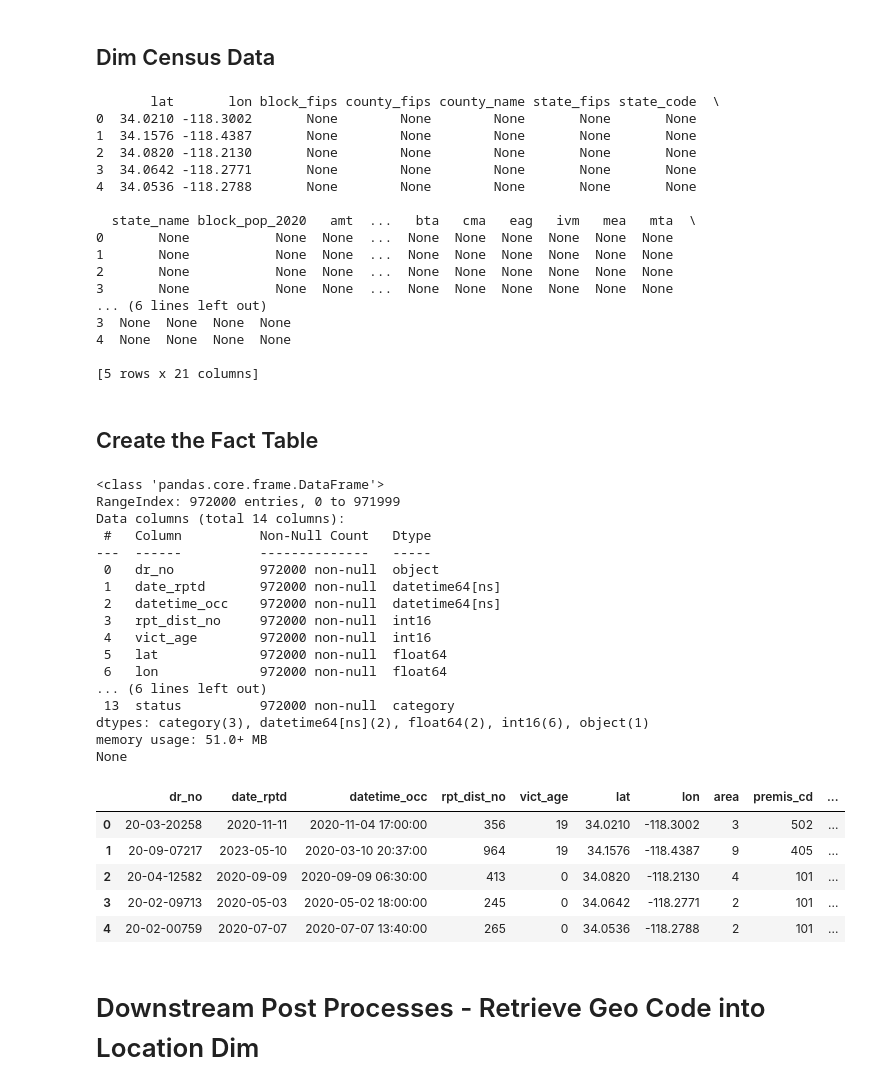
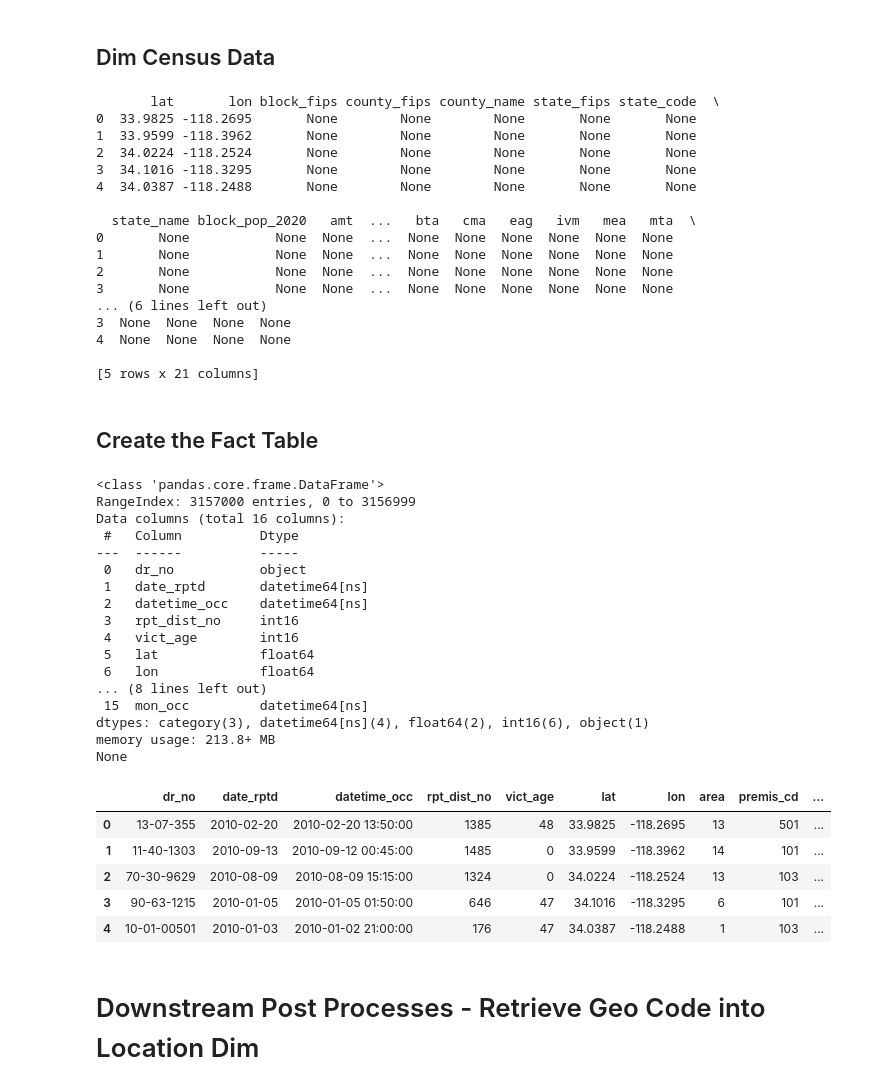
Before and after one commit to mcancell/Py-ETL-Notebook, a Jupyter notebook: Datasets/LA PD Crime Data/02-Transform/Transform_Crime_Data.ipynb, the cells around one changed output. Saved outputs shown, nothing was run; the diff lists cells and outputs as text; code cells hidden in the pictures.

Commit message:
Some changes to get more data

```diff
--- a/Datasets/LA PD Crime Data/02-Transform/Transform_Crime_Data.ipynb
+++ b/Datasets/LA PD Crime Data/02-Transform/Transform_Crime_Data.ipynb
@@ -33,0 +28,14 @@ df = pd.read_json(source_path, compression='zip')
+# %%
+import pandas as pd
+import glob
+
+# Get all files matching the pattern
+source_pattern = os.path.join(locations_data['Pub_Data_Dir'].strip("'"), 'LAPD_Crime_Data.json_*')
+source_files = glob.glob(source_pattern)
+
+# Load and concatenate all matching files into a single DataFrame
+df_list = [pd.read_json(file, compression='zip') for file in source_files]
+df = pd.concat(df_list, ignore_index=True)
+
+# Display the resulting DataFrame
+print(df.head())
@@ -468,11 +494,11 @@ dim_census['vpc'] = None
 print(dim_census.head())
 # %% [output]
        lat       lon block_fips county_fips county_name state_fips state_code  \
-0  34.0210 -118.3002       None        None        None       None       None
-1  34.1576 -118.4387       None        None        None       None       None
-2  34.0820 -118.2130       None        None        None       None       None
-3  34.0642 -118.2771       None        None        None       None       None
-4  34.0536 -118.2788       None        None        None       None       None
+0  33.9825 -118.2695       None        None        None       None       None
+1  33.9599 -118.3962       None        None        None       None       None
+2  34.0224 -118.2524       None        None        None       None       None
+3  34.1016 -118.3295       None        None        None       None       None
+4  34.0387 -118.2488       None        None        None       None       None
 
   state_name block_pop_2020   amt  ...   bta   cma   eag   ivm   mea   mta  \
 0       None           None  None  ...  None  None  None  None  None  None
@@ -498,53 +524,57 @@ crime_facts = df[
         'area',
         # Dim Premise
         'premis_cd',
         # Dim Crime
         'crm_cd',
         # Dim Victim Sex
         'vict_sex',
         # Dim Victim Descent
         'vict_descent',
         # Dim Weapon
         'weapon_used_cd',
         # Dim Status
         'status'
     ]
 ].copy()
 
+# Add new columns for the first day of the month
+crime_facts['mon_rptd'] = crime_facts['date_rptd'].dt.to_period('M').dt.to_timestamp()
+crime_facts['mon_occ'] = crime_facts['datetime_occ'].dt.to_period('M').dt.to_timestamp()
+
 # Handle missing data
 crime_facts['vict_sex'] = crime_facts['vict_sex'].cat.add_categories(['Unknown']).fillna('Unknown')
 crime_facts['vict_descent'] = crime_facts['vict_descent'].cat.add_categories(['Unknown']).fillna('Unknown')
 crime_facts['status'] = crime_facts['status'].cat.add_categories(['Unknown']).fillna('Unknown')
 
 # Display schema and types
 print(crime_facts.info())
 
 # Display fact table
 display(crime_facts.head())
 # %% [output]
 <class 'pandas.core.frame.DataFrame'>
-RangeIndex: 972000 entries, 0 to 971999
-Data columns (total 14 columns):
- #   Column          Non-Null Count   Dtype
----  ------          --------------   -----
- 0   dr_no           972000 non-null  object
- 1   date_rptd       972000 non-null  datetime64[ns]
- 2   datetime_occ    972000 non-null  datetime64[ns]
- 3   rpt_dist_no     972000 non-null  int16
- 4   vict_age        972000 non-null  int16
- 5   lat             972000 non-null  float64
- 6   lon             972000 non-null  float64
-... (6 lines left out)
- 13  status          972000 non-null  category
-dtypes: category(3), datetime64[ns](2), float64(2), int16(6), object(1)
-memory usage: 51.0+ MB
+RangeIndex: 3157000 entries, 0 to 3156999
+Data columns (total 16 columns):
+ #   Column          Dtype
+---  ------          -----
+ 0   dr_no           object
+ 1   date_rptd       datetime64[ns]
+ 2   datetime_occ    datetime64[ns]
+ 3   rpt_dist_no     int16
+ 4   vict_age        int16
+ 5   lat             float64
+ 6   lon             float64
+... (8 lines left out)
+ 15  mon_occ         datetime64[ns]
+dtypes: category(3), datetime64[ns](4), float64(2), int16(6), object(1)
+memory usage: 213.8+ MB
 None
 |  | dr_no | date_rptd | datetime_occ | rpt_dist_no | vict_age | lat | lon | area | premis_cd | ... |
-| 0 | 20-03-20258 | 2020-11-11 | 2020-11-04 17:00:00 | 356 | 19 | 34.0210 | -118.3002 | 3 | 502 | ... |
-| 1 | 20-09-07217 | 2023-05-10 | 2020-03-10 20:37:00 | 964 | 19 | 34.1576 | -118.4387 | 9 | 405 | ... |
-| 2 | 20-04-12582 | 2020-09-09 | 2020-09-09 06:30:00 | 413 | 0 | 34.0820 | -118.2130 | 4 | 101 | ... |
-| 3 | 20-02-09713 | 2020-05-03 | 2020-05-02 18:00:00 | 245 | 0 | 34.0642 | -118.2771 | 2 | 101 | ... |
-| 4 | 20-02-00759 | 2020-07-07 | 2020-07-07 13:40:00 | 265 | 0 | 34.0536 | -118.2788 | 2 | 101 | ... |
+| 0 | 13-07-355 | 2010-02-20 | 2010-02-20 13:50:00 | 1385 | 48 | 33.9825 | -118.2695 | 13 | 501 | ... |
+| 1 | 11-40-1303 | 2010-09-13 | 2010-09-12 00:45:00 | 1485 | 0 | 33.9599 | -118.3962 | 14 | 101 | ... |
+| 2 | 70-30-9629 | 2010-08-09 | 2010-08-09 15:15:00 | 1324 | 0 | 34.0224 | -118.2524 | 13 | 103 | ... |
+| 3 | 90-63-1215 | 2010-01-05 | 2010-01-05 01:50:00 | 646 | 47 | 34.1016 | -118.3295 | 6 | 101 | ... |
+| 4 | 10-01-00501 | 2010-01-03 | 2010-01-02 21:00:00 | 176 | 47 | 34.0387 | -118.2488 | 1 | 103 | ... |
 # %% [markdown]
 # Downstream Post Processes - Retrieve Geo Code into Location Dim
 # %% [markdown]
```
Also changed, not shown: parts of 15 cells of this notebook, 3 other files.
